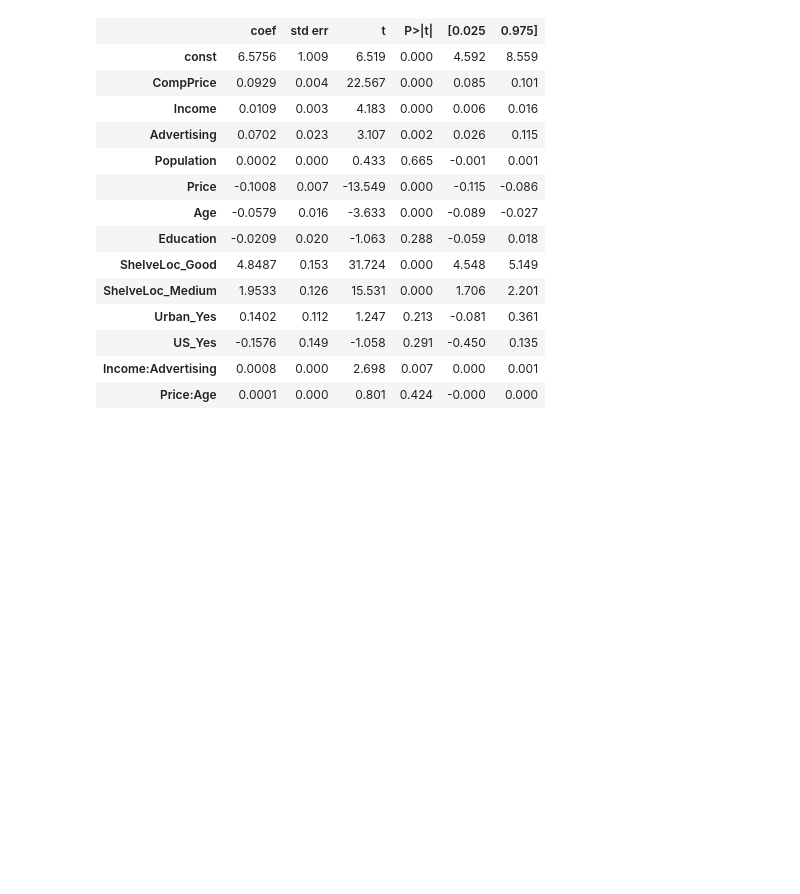
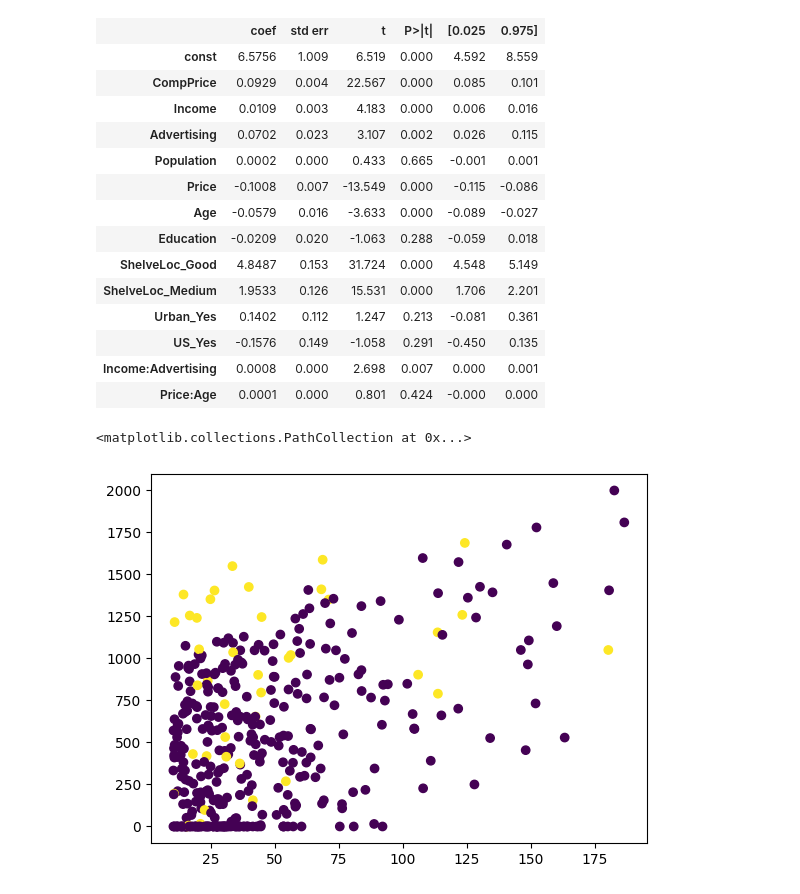
Before and after one commit to bryaneadams/statistical_learning_python, a Jupyter notebook: chapter_3_lab.ipynb, the cells around one changed output. Cells and saved outputs as stored; diff of their text form; code cells hidden in the pictures; blank space fills up the shorter version.

Commit message:
plot with color

```diff
--- a/chapter_3_lab.ipynb
+++ b/chapter_3_lab.ipynb
@@ -382,3 +382,10 @@ results_carseats.summary().tables[1]
 | US_Yes | -0.1576 | 0.149 | -1.058 | 0.291 | -0.450 | 0.135 |
 | Income:Advertising | 0.0008 | 0.000 | 2.698 | 0.007 | 0.000 | 0.001 |
 | Price:Age | 0.0001 | 0.000 | 0.801 | 0.424 | -0.000 | 0.000 |
+# %%
+credit_debt = load_data('Credit')
+# %%
+plt.scatter(x=credit_debt.Income, y=credit_debt.Balance, c=pd.factorize(credit_debt['Student'])[0])
+# %% [output]
+<matplotlib.collections.PathCollection at 0x...>
+[figure, added]
```
Also changed, not shown: parts of 1 cell of this notebook.
